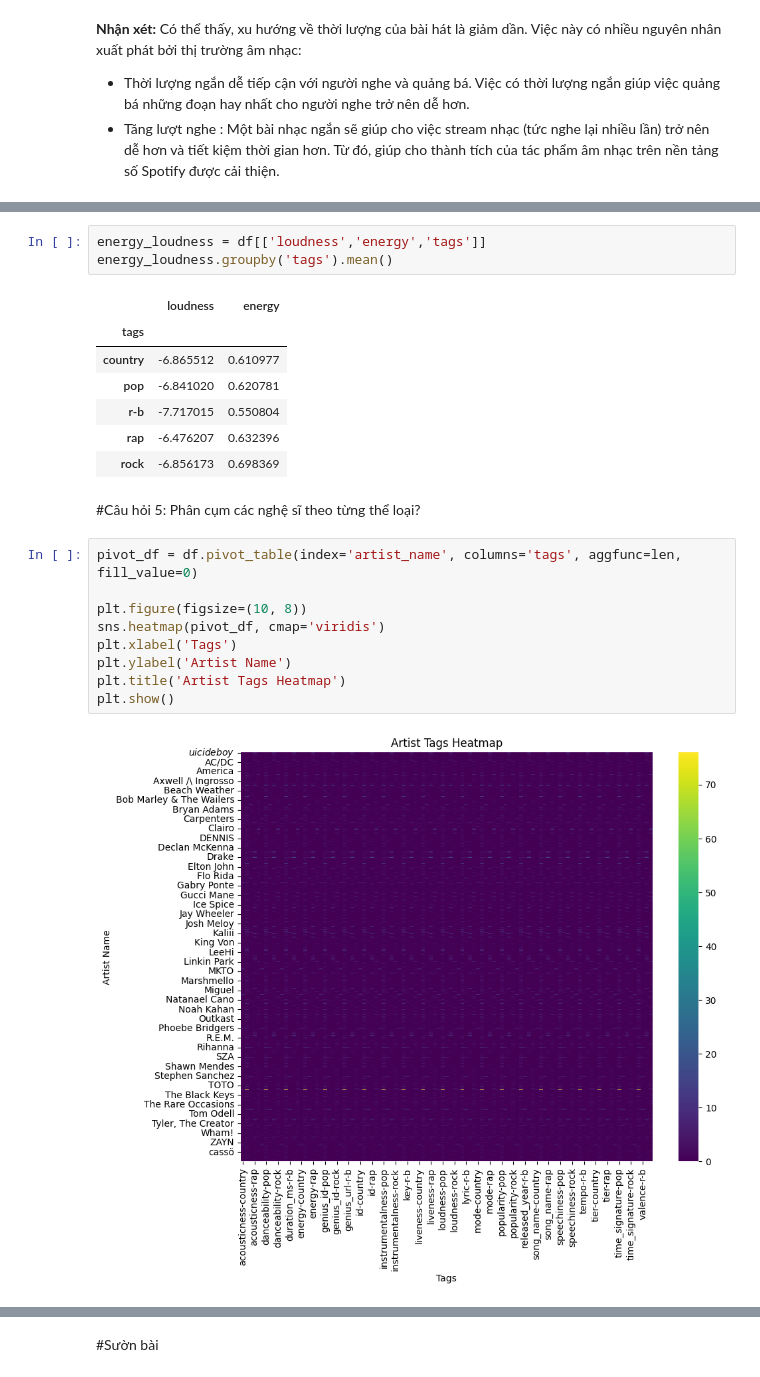
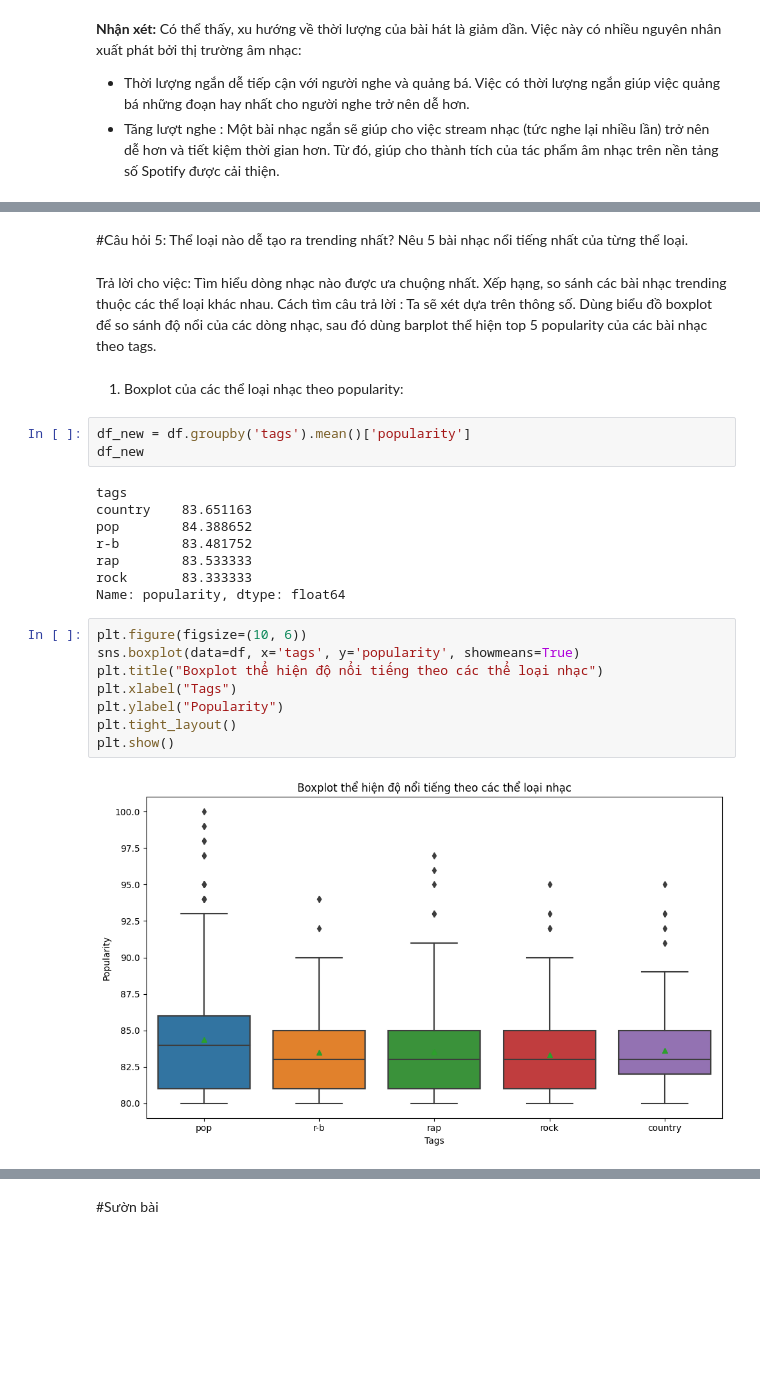
Before and after one commit to tabaochoke/Spotify_data_analysis_and_chatbot_recommender, a Jupyter notebook: 3_Data_Exploring.ipynb, the cells around one changed output, grey strips where cells are left out. Saved outputs shown, nothing was run; the diff lists cells and outputs as text; blank space fills up the shorter version.

```diff
--- a/3_Data_Exploring.ipynb
+++ b/3_Data_Exploring.ipynb
@@ -275,24 +239,28 @@ Vì độ đo của loudness (tiếng ồn) là một độ đo logarit, và đ
+# %% [markdown]
+#Câu hỏi 5: Thể loại nào dễ tạo ra trending nhất? Nêu 5 bài nhạc nổi tiếng nhất của từng thể loại.
+# %% [markdown]
+Trả lời cho việc: Tìm hiểu dòng nhạc nào được ưa chuộng nhất. Xếp hạng, so sánh các bài nhạc trending thuộc các thể loại khác nhau.
+Cách tìm câu trả lời : Ta sẽ xét dựa trên thông số. Dùng biểu đồ boxplot để so sánh độ nổi của các dòng nhạc, sau đó dùng barplot thể hiện top 5 popularity của các bài nhạc theo tags.
+# %% [markdown]
+1) Boxplot của các thể loại nhạc theo popularity:
 # %%
-energy_loudness = df[['loudness','energy','tags']]
-energy_loudness.groupby('tags').mean()
+df_new = df.groupby('tags').mean()['popularity']
+df_new
 # %% [output]
-|  | loudness | energy |
-| tags |  |  |
-| country | -6.865512 | 0.610977 |
-| pop | -6.841020 | 0.620781 |
-| r-b | -7.717015 | 0.550804 |
-| rap | -6.476207 | 0.632396 |
-| rock | -6.856173 | 0.698369 |
+tags
+country    83.651163
+pop        84.388652
+r-b        83.481752
+rap        83.533333
+rock       83.333333
+Name: popularity, dtype: float64
-# %% [markdown]
-#Câu hỏi 5: Phân cụm các nghệ sĩ theo từng thể loại?
-# %%
-pivot_df = df.pivot_table(index='artist_name', columns='tags', aggfunc=len, fill_value=0)
-
-plt.figure(figsize=(10, 8))
-sns.heatmap(pivot_df, cmap='viridis')
-plt.xlabel('Tags')
-plt.ylabel('Artist Name')
-plt.title('Artist Tags Heatmap')
-plt.show()
-# %% [output]
-[figure, removed]
+# %%
+plt.figure(figsize=(10, 6))
+sns.boxplot(data=df, x='tags', y='popularity', showmeans=True)
+plt.title("Boxplot thể hiện độ nổi tiếng theo các thể loại nhạc")
+plt.xlabel("Tags")
+plt.ylabel("Popularity")
+plt.tight_layout()
+plt.show()
+# %% [output]
+[figure, added]
```
Also changed, not shown: parts of 15 cells of this notebook.
